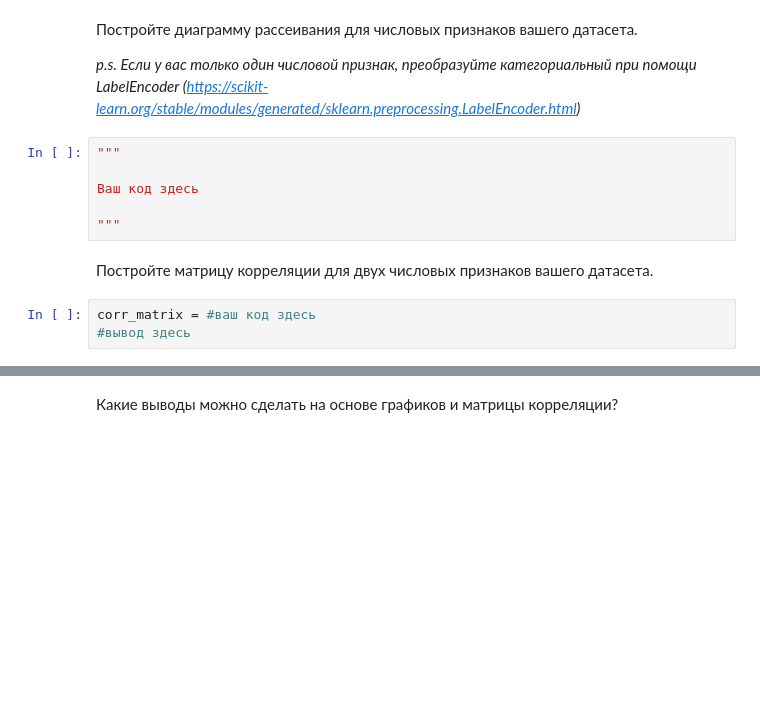
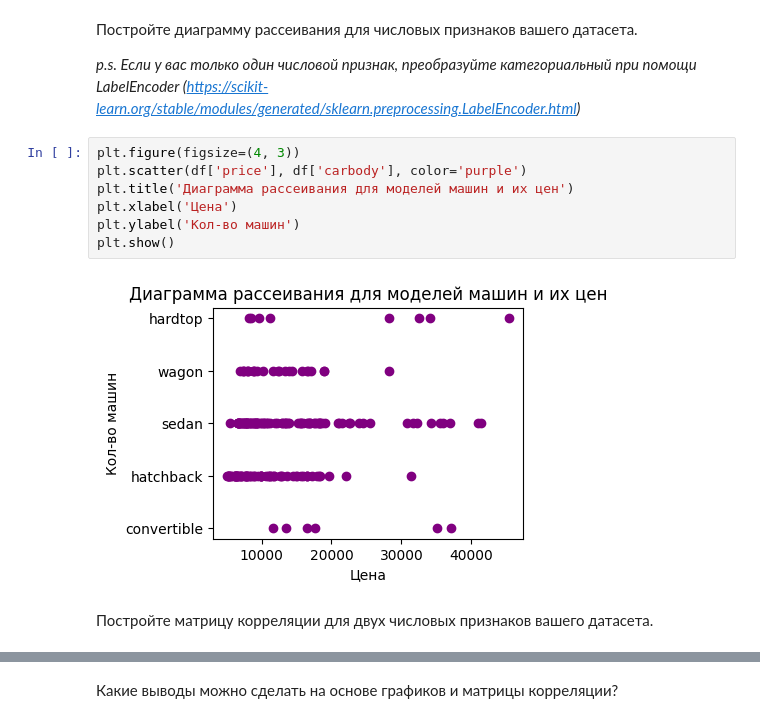
Before and after one commit to Dekamonia/MachineLearning, a Jupyter notebook: lab2/lab02.ipynb, the cells around one changed output, grey strips where cells are left out. Cells and saved outputs as stored; diff of their text form; blank space fills up the shorter version.

```diff
--- a/lab2/lab02.ipynb
+++ b/lab2/lab02.ipynb
@@ -183,14 +188,14 @@ Example: видим, что среднее и отклонение различ
 Постройте диаграмму рассеивания для числовых признаков вашего датасета.
 
 *p.s. Если у вас только один числовой признак, преобразуйте категориальный при помощи LabelEncoder (https://scikit-learn.org/stable/modules/generated/sklearn.preprocessing.LabelEncoder.html)*
-# %%
-"""
-
-Ваш код здесь
-
-"""
+# %%
+plt.figure(figsize=(4, 3))
+plt.scatter(df['price'], df['carbody'], color='purple')
+plt.title('Диаграмма рассеивания для моделей машин и их цен')
+plt.xlabel('Цена')
+plt.ylabel('Кол-во машин')
+plt.show()
+# %% [output]
+[figure, added]
 # %% [markdown]
 Постройте матрицу корреляции для двух числовых признаков вашего датасета.
-# %%
-corr_matrix = #ваш код здесь
-#вывод здесь
```
Also changed, not shown: parts of 6 cells of this notebook.
